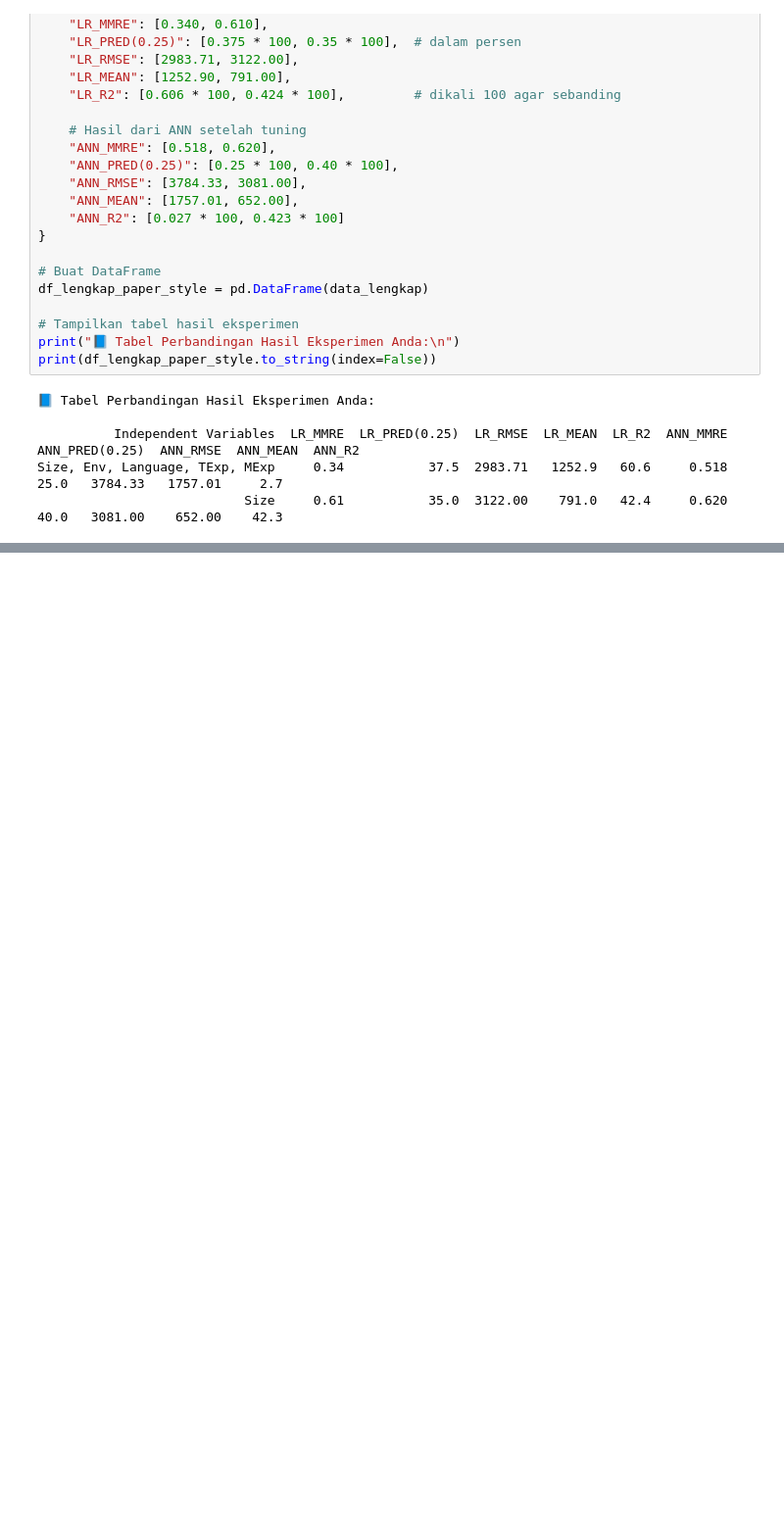
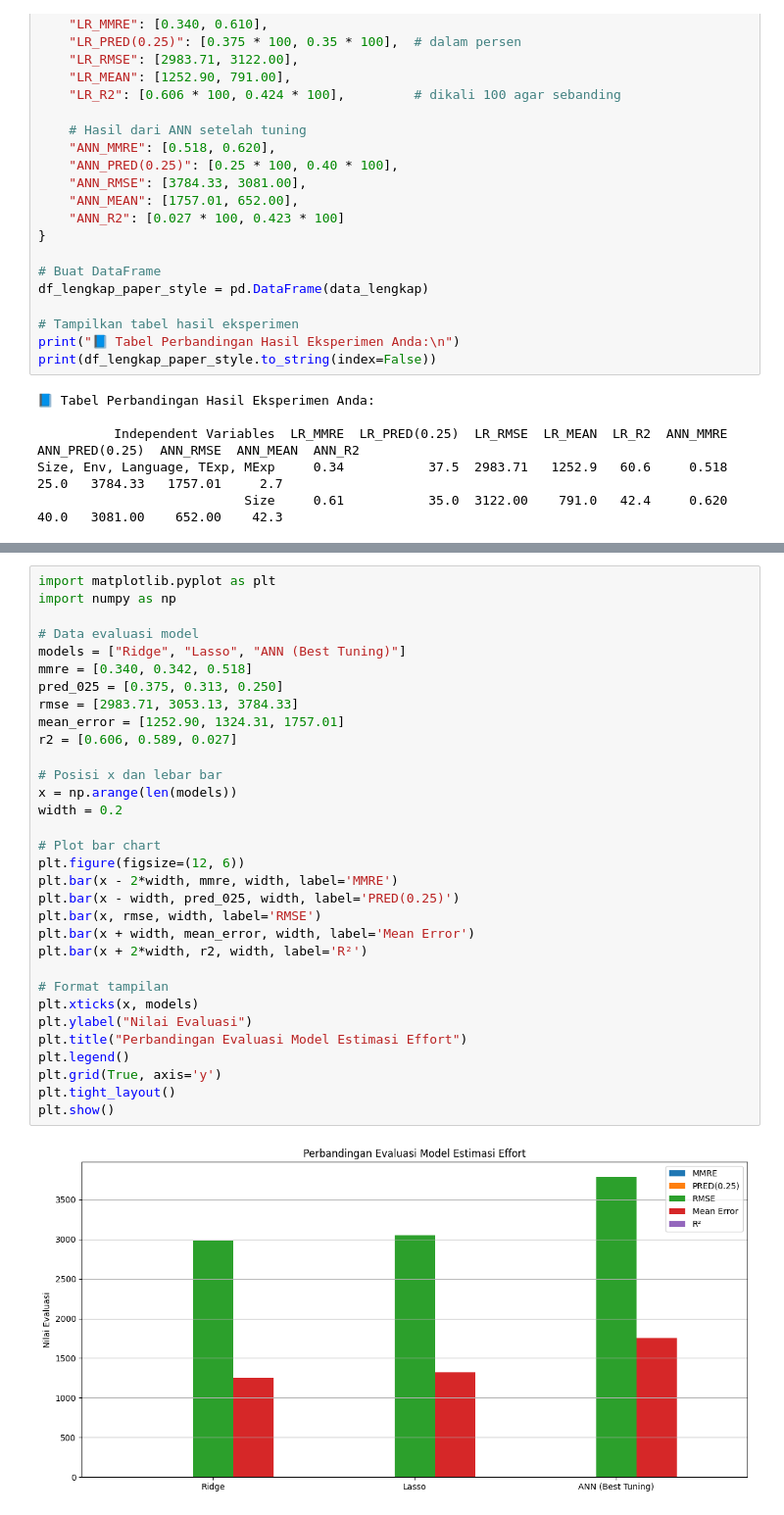
Before and after one commit to sonyharianto1991/Regression_Effort_Estimation, a Jupyter notebook: desharnais_effort_regression.ipynb, the cells around one changed output, grey strips where cells are left out. Shown at 98% size. Drawn from its saved outputs; the diff is of its cells as text; blank space fills up the shorter version.

```diff
--- a/desharnais_effort_regression.ipynb
+++ b/desharnais_effort_regression.ipynb
@@ -355,0 +401,34 @@ plt.show()
+# %%
+import matplotlib.pyplot as plt
+import numpy as np
+
+# Data evaluasi model
+models = ["Ridge", "Lasso", "ANN (Best Tuning)"]
+mmre = [0.340, 0.342, 0.518]
+pred_025 = [0.375, 0.313, 0.250]
+rmse = [2983.71, 3053.13, 3784.33]
+mean_error = [1252.90, 1324.31, 1757.01]
+r2 = [0.606, 0.589, 0.027]
+
+# Posisi x dan lebar bar
+x = np.arange(len(models))
+width = 0.2
+
+# Plot bar chart
+plt.figure(figsize=(12, 6))
+plt.bar(x - 2*width, mmre, width, label='MMRE')
+plt.bar(x - width, pred_025, width, label='PRED(0.25)')
+plt.bar(x, rmse, width, label='RMSE')
+plt.bar(x + width, mean_error, width, label='Mean Error')
+plt.bar(x + 2*width, r2, width, label='R²')
+
+# Format tampilan
+plt.xticks(x, models)
+plt.ylabel("Nilai Evaluasi")
+plt.title("Perbandingan Evaluasi Model Estimasi Effort")
+plt.legend()
+plt.grid(True, axis='y')
+plt.tight_layout()
+plt.show()
+# %% [output]
+[figure, added]
```
Also changed, not shown: parts of 4 cells of this notebook.
